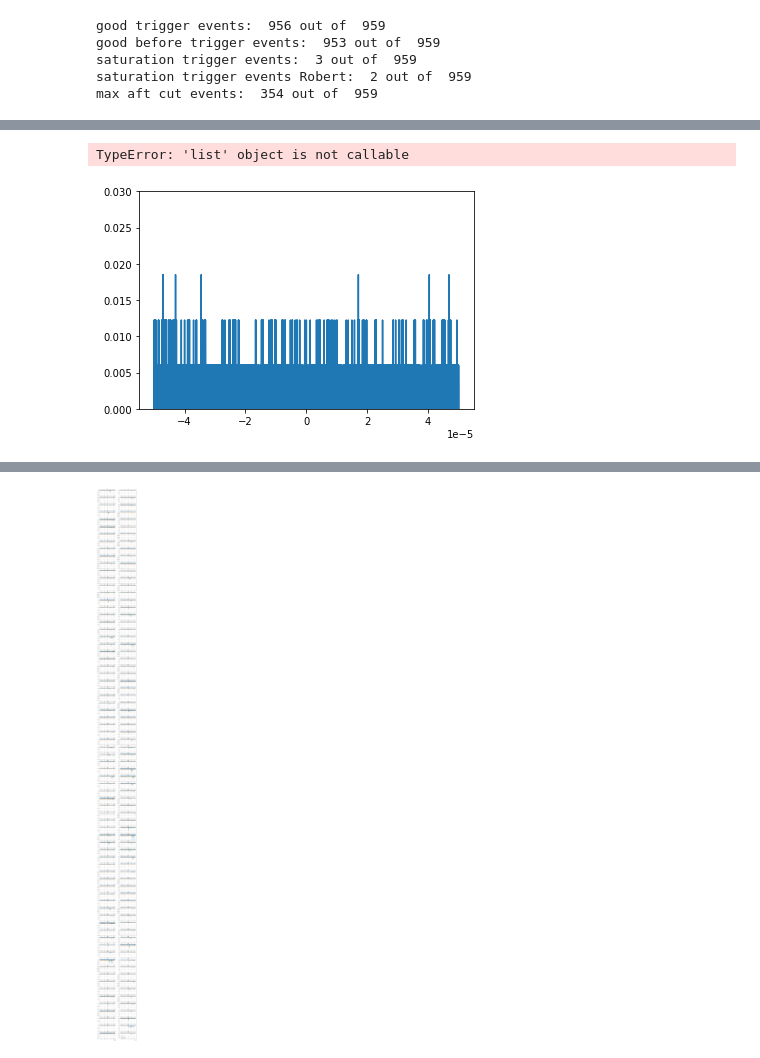
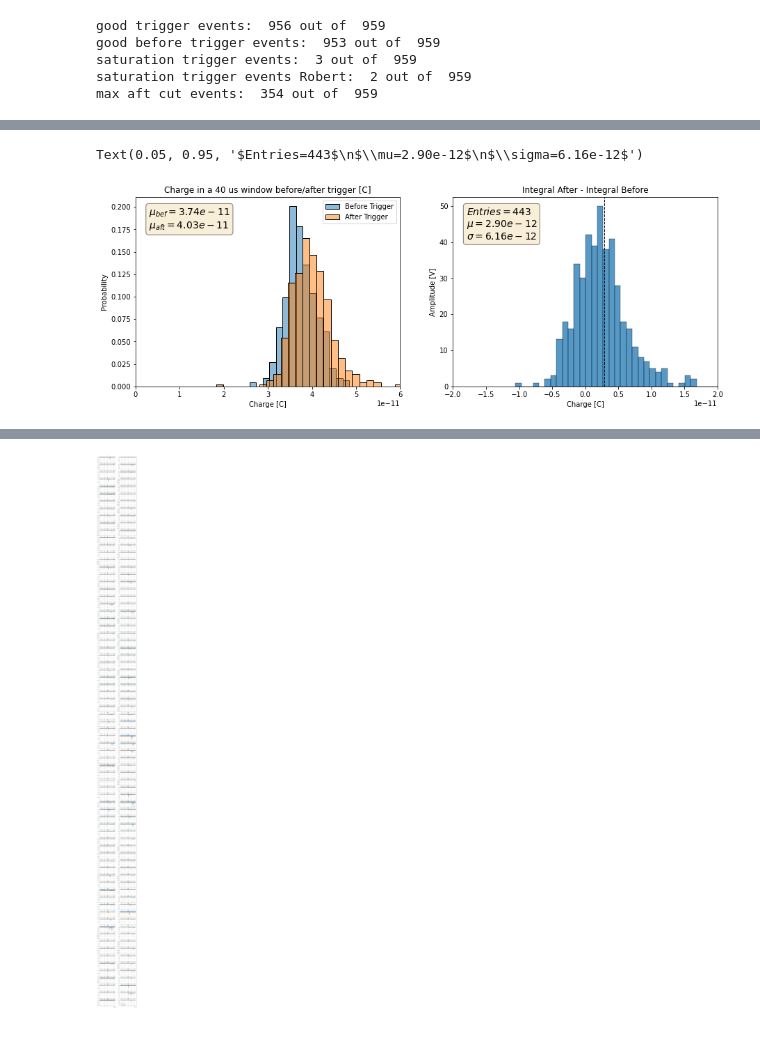
Before and after one commit to robert-mihai/TPC_Comissioning, a Jupyter notebook: SeabornDF.ipynb, the cells around one changed output, grey strips where cells are left out. Saved outputs shown, nothing was run; the diff lists cells and outputs as text; code cells hidden in the pictures.

```diff
--- a/SeabornDF.ipynb
+++ b/SeabornDF.ipynb
@@ -403,19 +393,47 @@ fig.savefig(path+"wf_sum.pdf")
-# %%
-# #-------------------------------------------------------------------
-# #this analysis investigates the event one by one, zooming in on the spikes.
-# #-------------------------------------------------------------------
-plot_no = 6
-
-plt.plot(time_TPC[cut1_idx[plot_no]],ampl_TPC[cut1_idx[plot_no]],  color = 'C0',label = "TPC")
-plt.ylim(0, 0.03)
-plt.xlim(( 0, 0.03))
-
-
-dum_vb = 0
-for j in range(len(big_ampl_aft[cut1_idx[plot_no]])):
-     print ("amplitude is: ", big_ampl_aft[cut1_idx[plot_no]][j],"time is", big_ampl_aft_time[cut1_idx[plot_no]][j])
-     dum_vb +=big_ampl_aft[cut1_idx[plot_no]][j] * dt/(2*Impedance*norm_aft)
-print ("int before: ", Int_bef[cut1_idx[plot_no]],"int after", Int_aft[cut1_idx[plot_no]], " signal integral ", dum_vb)
-# %% [output]
-TypeError: 'list' object is not callable
-[figure, removed]
+# %%
+#----------------------------------------
+#Integral Analysis
+#----------------------------------------
+
+
+
+
+fig, axes = plt.subplots(1, 2, figsize=(15, 5), sharey=False)
+
+fig0 = sns.histplot(int_bef_cut1_dump,ax = axes[0] ,bins =20,color = 'C0', alpha = 0.5, stat= 'probability',label = "Before Trigger")
+axes[0].set(title = "Charge in a 40 us window before/after trigger [C]",xlim = (0e-11,6e-11),xlabel = "Charge [C]")
+fig1 = sns.histplot(int_aft_cut1_dump, ax=axes[0] , bins =60,color = 'C1',  alpha = 0.5, stat= 'probability', label = "After Trigger")
+axes[0].legend()
+
+dum_list = []
+zip_object = zip(int_aft_cut1_dump, int_bef_cut1_dump)
+for int_aft_cut1_dump_i, int_bef_cut1_dump_i in zip_object:
+    dum_list.append(int_aft_cut1_dump_i-int_bef_cut1_dump_i)
+
+fig2 = sns.histplot(dum_list, ax = axes[1], bins=100 )
+axes[1].set(title = "Integral After - Integral Before",xlabel = "Charge [C]", xlim = (-2e-11,2e-11), ylabel = "Amplitude [V]")
+
+plt.axvline(sts.mean(dum_list), color='k', linestyle='dashed', linewidth=1)
+
+
+
+textstr0 = '\n'.join((
+    r'$\mu_{bef}=%.2e$' % (sts.mean(int_bef_cut1_dump), ),
+    r'$\mu_{aft}=%.2e$' % (sts.mean(int_aft_cut1_dump), )     ))
+
+textstr1 = '\n'.join((
+    r'$Entries=%.f$' % (len(dum_list), ),
+    r'$\mu=%.2e$' % (sts.mean(dum_list), ),
+    r'$\sigma=%.2e$' % (sts.stdev(dum_list), )     ))
+
+# these are matplotlib.patch.Patch properties
+props = dict(boxstyle='round', facecolor='wheat', alpha=0.5)
+# place a text box in upper left in axes coords
+axes[0].text(0.05, 0.95, textstr0, transform=axes[0].transAxes, fontsize=14,
+        verticalalignment='top', bbox=props)
+
+axes[1].text(0.05, 0.95, textstr1, transform=axes[1].transAxes, fontsize=14,
+        verticalalignment='top', bbox=props)
+# %% [output]
+Text(0.05, 0.95, '$Entries=443$\n$\\mu=2.90e-12$\n$\\sigma=6.16e-12$')
+[figure, added]
```
Also changed, not shown: parts of 6 cells of this notebook.
